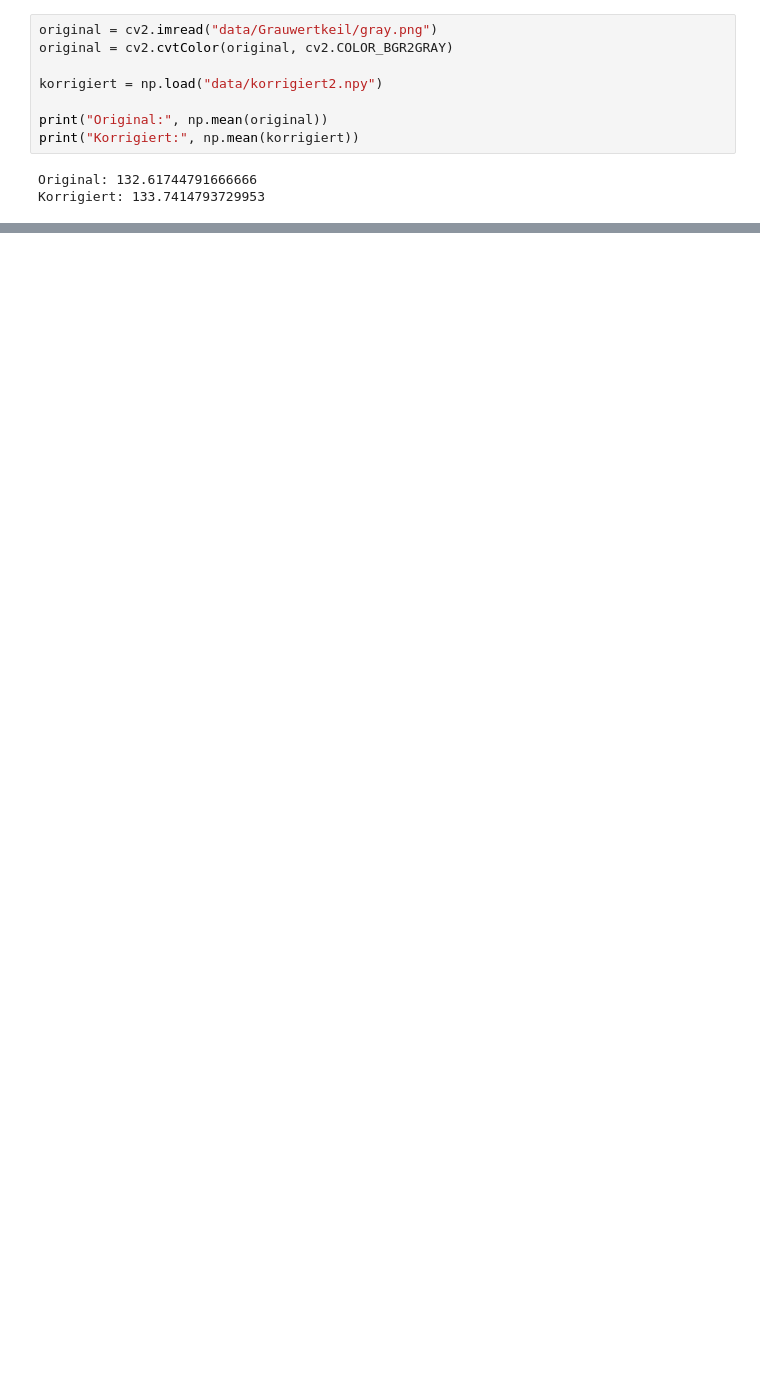
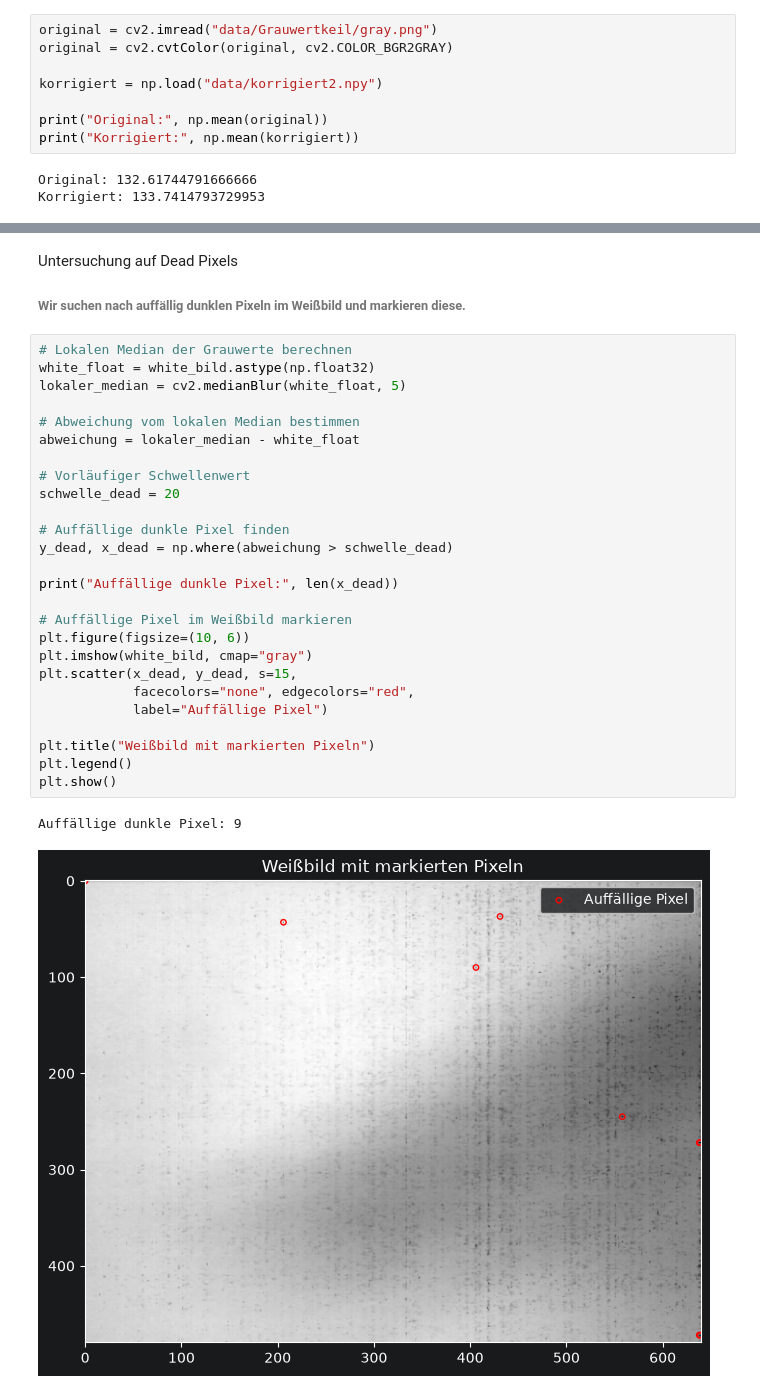
Before and after one commit to svecm475-bit/TGKI-Lab2, a Jupyter notebook: Versuch2.ipynb, the cells around one changed output, grey strips where cells are left out. Saved outputs shown, nothing was run; the diff lists cells and outputs as text; blank space fills up the shorter version.

```diff
--- a/Versuch2.ipynb
+++ b/Versuch2.ipynb
@@ -214,0 +294,33 @@ Korrigiert: 133.7414793729953
+# %% [markdown]
+Untersuchung auf Dead Pixels
+
+###### Wir suchen nach auffällig dunklen Pixeln im Weißbild und markieren diese.
+# %%
+# Lokalen Median der Grauwerte berechnen
+white_float = white_bild.astype(np.float32)
+lokaler_median = cv2.medianBlur(white_float, 5)
+
+# Abweichung vom lokalen Median bestimmen
+abweichung = lokaler_median - white_float
+
+# Vorläufiger Schwellenwert
+schwelle_dead = 20
+
+# Auffällige dunkle Pixel finden
+y_dead, x_dead = np.where(abweichung > schwelle_dead)
+
+print("Auffällige dunkle Pixel:", len(x_dead))
+
+# Auffällige Pixel im Weißbild markieren
+plt.figure(figsize=(10, 6))
+plt.imshow(white_bild, cmap="gray")
+plt.scatter(x_dead, y_dead, s=15,
+            facecolors="none", edgecolors="red",
+            label="Auffällige Pixel")
+
+plt.title("Weißbild mit markierten Pixeln")
+plt.legend()
+plt.show()
+# %% [output]
+Auffällige dunkle Pixel: 9
+[figure, added]
```
Also changed, not shown: parts of 13 cells of this notebook, 5 other files.
